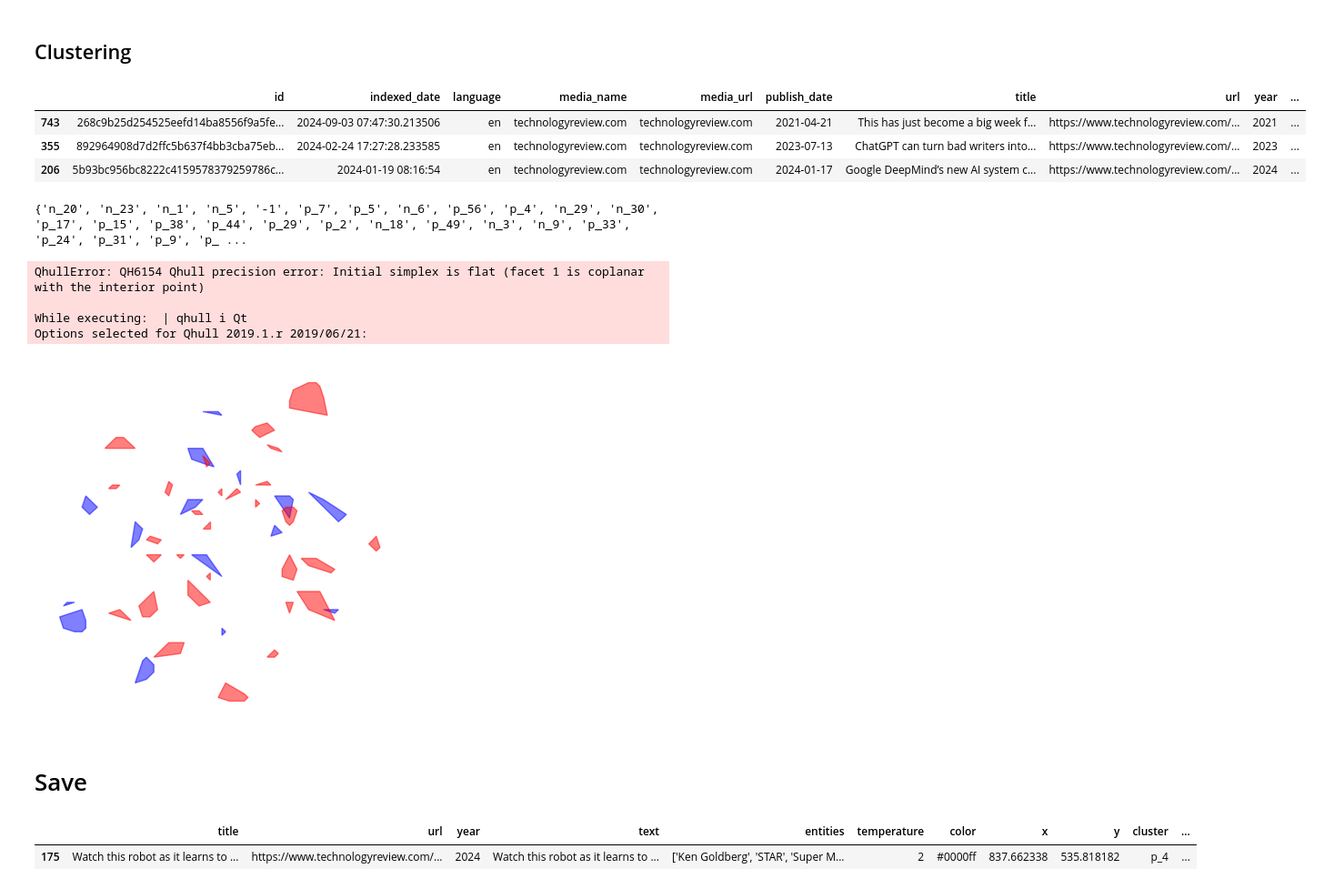
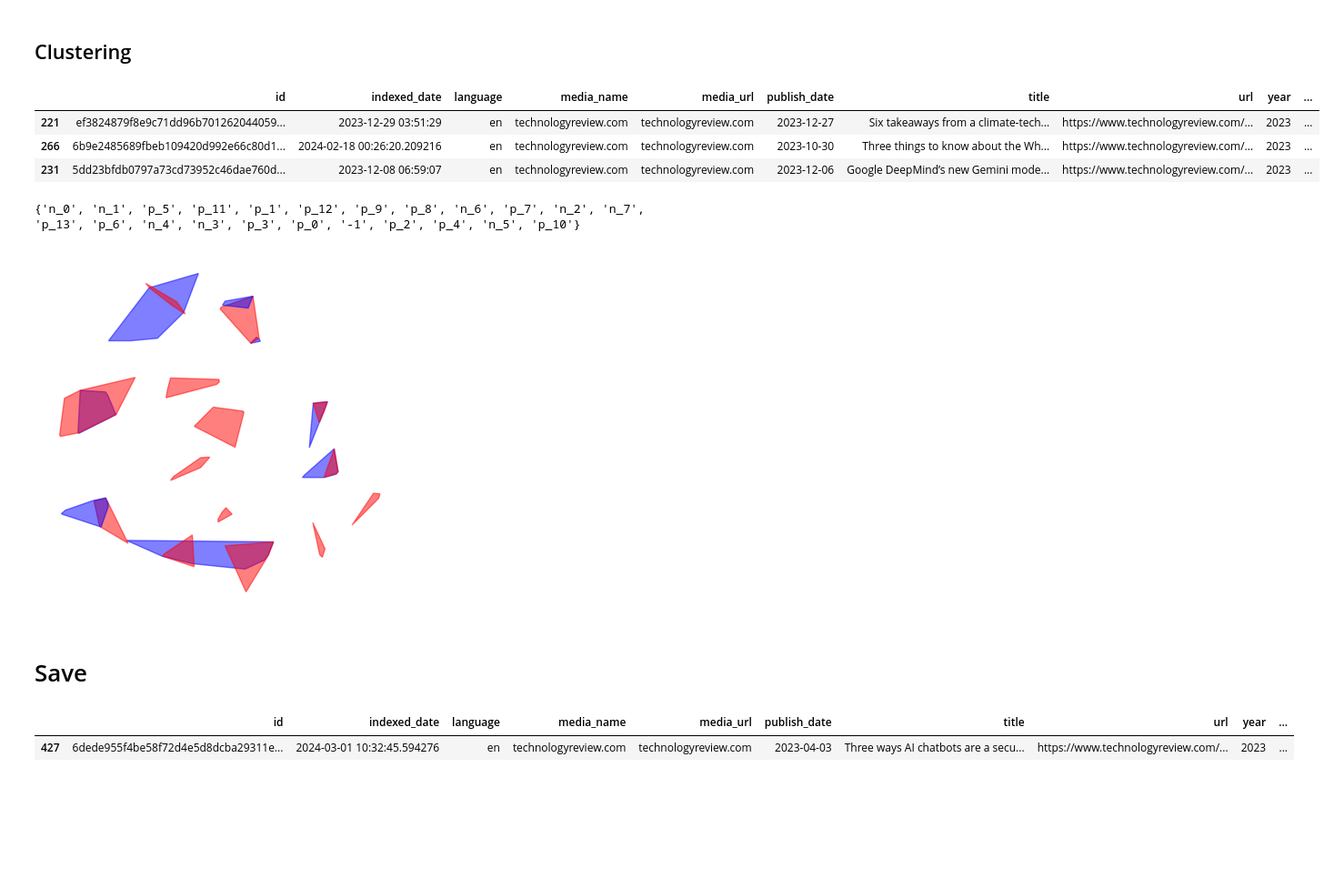
Before and after one commit to AlbaTaboada/Edgelands, a Jupyter notebook: Full_text_analysis(Alba).ipynb, the cells around one changed output. Shown at 91% size. Drawn from its saved outputs; the diff is of its cells as text; code cells hidden in the pictures; blank space fills up the shorter version.

```diff
--- a/Full_text_analysis(Alba).ipynb
+++ b/Full_text_analysis(Alba).ipynb
@@ -285,9 +325,9 @@ df.head(3)
 # %%
 # Fit UMAP reducer without random_state for parallelism
 reducer = umap.UMAP(
-    random_state=1,
+    random_state=2,
     n_components=2,
-    n_neighbors=10,
+    n_neighbors=2,
     min_dist=0.1,
     metric="hellinger"
 )
@@ -300,7 +340,7 @@ scaler = MinMaxScaler(feature_range=(100, 900)) # Scale embeddings to a fixed ra
 embedding_scaled = scaler.fit_transform(embedding)
 embedding_scaled = embedding_scaled.astype(int)
 
-embedding_scaled = align_points_to_grid(embedding_scaled)  # Alignment to a grid
+# embedding_scaled = align_points_to_grid(embedding_scaled)  # Alignment to a grid
 
 # Assign embeddings (x, y) back to 'entities' DataFrame
 index_embedding = 0
@@ -338,9 +378,9 @@ df["y"] = df["y"].astype(int)
 ## Clustering
 # %%
 clusterer = hdbscan.HDBSCAN(
-    min_samples=2,            # Aumenta el número de clusters reduciendo los puntos necesarios para un área densa
-    min_cluster_size=3,       # Tamaño mínimo del cluster; si lo reduces, obtendrás más clusters
-    cluster_selection_epsilon=0.4  # Controla la fusión de clusters cercanos. Reducirlo puede ayudar a obtener más clusters.
+    # min_samples=10,            # Aumenta el número de clusters reduciendo los puntos necesarios para un área densa
+    min_cluster_size=10,       # Tamaño mínimo del cluster; si lo reduces, obtendrás más clusters
+    # cluster_selection_epsilon=0.4  # Controla la fusión de clusters cercanos. Reducirlo puede ayudar a obtener más clusters.
 )
 
 df["cluster"] = "-1"  # Reset
@@ -348,36 +388,36 @@ df["cluster"] = "-1"  # Reset
 
 def cluster_computing(rows, prefix, df):
 
     embedding = rows[["x", "y"]].to_numpy()
     clusterer.fit(embedding)
     clusters = clusterer.labels_
 
     # Write cluster number
 
     for count, (index, row) in enumerate(rows.iterrows()):
         if clusters[count] != -1:
             df.loc[index, "cluster"] = prefix + str(clusters[count])
         else:
             df.loc[index, "cluster"] = str(clusters[count])
 
 
 cluster_computing(
     df.loc[(df["temperature"] > 0)],
     "p_",
     df,
 )
 cluster_computing(
     df.loc[(df["temperature"] <= 0)],
     "n_",
     df,
 )
 
 df.sample(3)
 # %% [output]
 |  | id | indexed_date | language | media_name | media_url | publish_date | title | url | year | ... |
-| 743 | 268c9b25d254525eefd14ba8556f9a5fe... | 2024-09-03 07:47:30.213506 | en | technologyreview.com | technologyreview.com | 2021-04-21 | This has just become a big week f... | https://www.technologyreview.com/... | 2021 | ... |
-| 355 | 892964908d7d2ffc5b637f4bb3cba75eb... | 2024-02-24 17:27:28.233585 | en | technologyreview.com | technologyreview.com | 2023-07-13 | ChatGPT can turn bad writers into... | https://www.technologyreview.com/... | 2023 | ... |
-| 206 | 5b93bc956bc8222c4159578379259786c... | 2024-01-19 08:16:54 | en | technologyreview.com | technologyreview.com | 2024-01-17 | Google DeepMind’s new AI system c... | https://www.technologyreview.com/... | 2024 | ... |
+| 221 | ef3824879f8e9c71dd96b701262044059... | 2023-12-29 03:51:29 | en | technologyreview.com | technologyreview.com | 2023-12-27 | Six takeaways from a climate-tech... | https://www.technologyreview.com/... | 2023 | ... |
+| 266 | 6b9e2485689fbeb109420d992e66c80d1... | 2024-02-18 00:26:20.209216 | en | technologyreview.com | technologyreview.com | 2023-10-30 | Three things to know about the Wh... | https://www.technologyreview.com/... | 2023 | ... |
+| 231 | 5dd23bfdb0797a73cd73952c46dae760d... | 2023-12-08 06:59:07 | en | technologyreview.com | technologyreview.com | 2023-12-06 | Google DeepMind’s new Gemini mode... | https://www.technologyreview.com/... | 2023 | ... |
 # %%
 plt.figure(figsize=(5, 5))
 plt.axis("off")
@@ -407,12 +447,8 @@ for counter, cluster in enumerate(clusters):
     elif cluster[0] == "n":
         plt.fill(x_hull, y_hull, "--", c="#0000FF", alpha=0.5)  # Plot blue
 # %% [output]
-{'n_20', 'n_23', 'n_1', 'n_5', '-1', 'p_7', 'p_5', 'n_6', 'p_56', 'p_4', 'n_29', 'n_30', 'p_17', 'p_15', 'p_38', 'p_44', 'p_29', 'p_2', 'n_18', 'p_49', 'n_3', 'n_9', 'p_33', 'p_24', 'p_31', 'p_9', 'p_ ...
+{'n_0', 'n_1', 'p_5', 'p_11', 'p_1', 'p_12', 'p_9', 'p_8', 'n_6', 'p_7', 'n_2', 'n_7', 'p_13', 'p_6', 'n_4', 'n_3', 'p_3', 'p_0', '-1', 'p_2', 'p_4', 'n_5', 'p_10'}
-QhullError: QH6154 Qhull precision error: Initial simplex is flat (facet 1 is coplanar with the interior point)
-
-While executing:  | qhull i Qt
-Options selected for Qhull 2019.1.r 2019/06/21:
-[figure, old version]
+[figure, new version]
 # %% [markdown]
 # Save
 # %%
@@ -425,5 +461,5 @@ export.to_csv("src/data/entities.csv", index=False)
 
 export.sample(1)
 # %% [output]
-|  | title | url | year | text | entities | temperature | color | x | y | cluster | ... |
-| 175 | Watch this robot as it learns to ... | https://www.technologyreview.com/... | 2024 | Watch this robot as it learns to ... | ['Ken Goldberg', 'STAR', 'Super M... | 2 | #0000ff | 837.662338 | 535.818182 | p_4 | ... |
+|  | id | indexed_date | language | media_name | media_url | publish_date | title | url | year | ... |
+| 427 | 6dede955f4be58f72d4e5d8dcba29311e... | 2024-03-01 10:32:45.594276 | en | technologyreview.com | technologyreview.com | 2023-04-03 | Three ways AI chatbots are a secu... | https://www.technologyreview.com/... | 2023 | ... |
```
Also changed, not shown: parts of 7 cells of this notebook, 3 other files.
